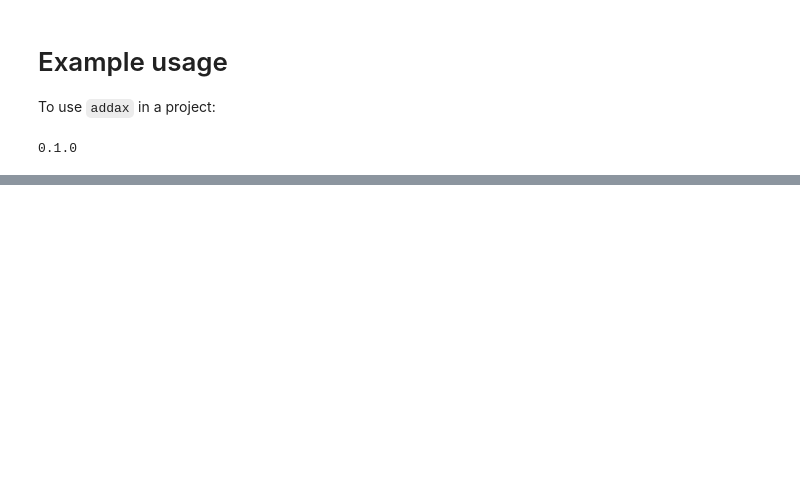
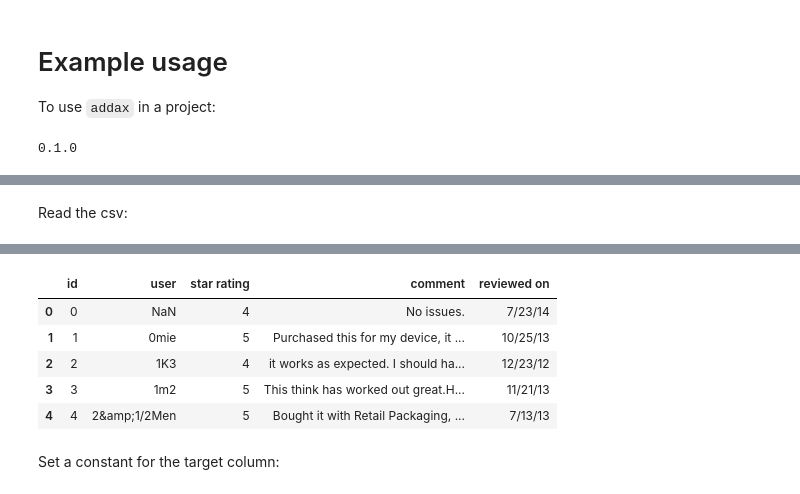
Before and after one commit to dtavizondykstra/addax, a Jupyter notebook: docs/example.ipynb, the cells around one changed output, grey strips where cells are left out. Drawn from its saved outputs; the diff is of its cells as text; code cells hidden in the pictures; blank space fills up the shorter version.

```diff
--- a/docs/example.ipynb
+++ b/docs/example.ipynb
@@ -20,4 +23,7 @@ from addax.addax import (
 )
+# %% [markdown]
+Read the csv:
 # %%
-df = read_csv("/Users/daliatavizon/Downloads/Repos/addax/docs/example_data.csv")
+df = read_csv("https://github.com/dtavizondykstra/addax/blob/bb57453fd311dc75fd1c64cceb6606cfab2c7c09/docs/example_data.csv?raw=true")
+df.head()
 # %% [output]
@@ -24,0 +31,8 @@ df = read_csv("/Users/daliatavizon/Downloads/Repos/addax/docs/example_data.csv")
+|  | id | user | star rating | comment | reviewed on |
+| 0 | 0 | NaN | 4 | No issues. | 7/23/14 |
+| 1 | 1 | 0mie | 5 | Purchased this for my device, it ... | 10/25/13 |
+| 2 | 2 | 1K3 | 4 | it works as expected. I should ha... | 12/23/12 |
+| 3 | 3 | 1m2 | 5 | This think has worked out great.H... | 11/21/13 |
+| 4 | 4 | 2&amp;1/2Men | 5 | Bought it with Retail Packaging, ... | 7/13/13 |
+# %% [markdown]
+Set a constant for the target column:
```
Also changed, not shown: parts of 19 cells of this notebook.
